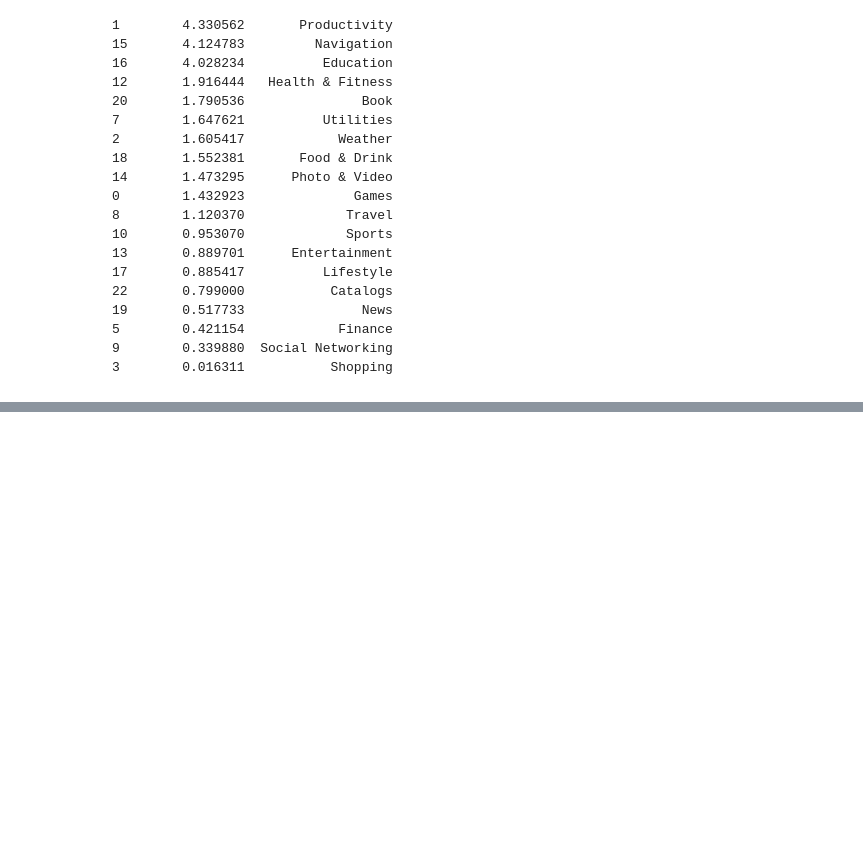
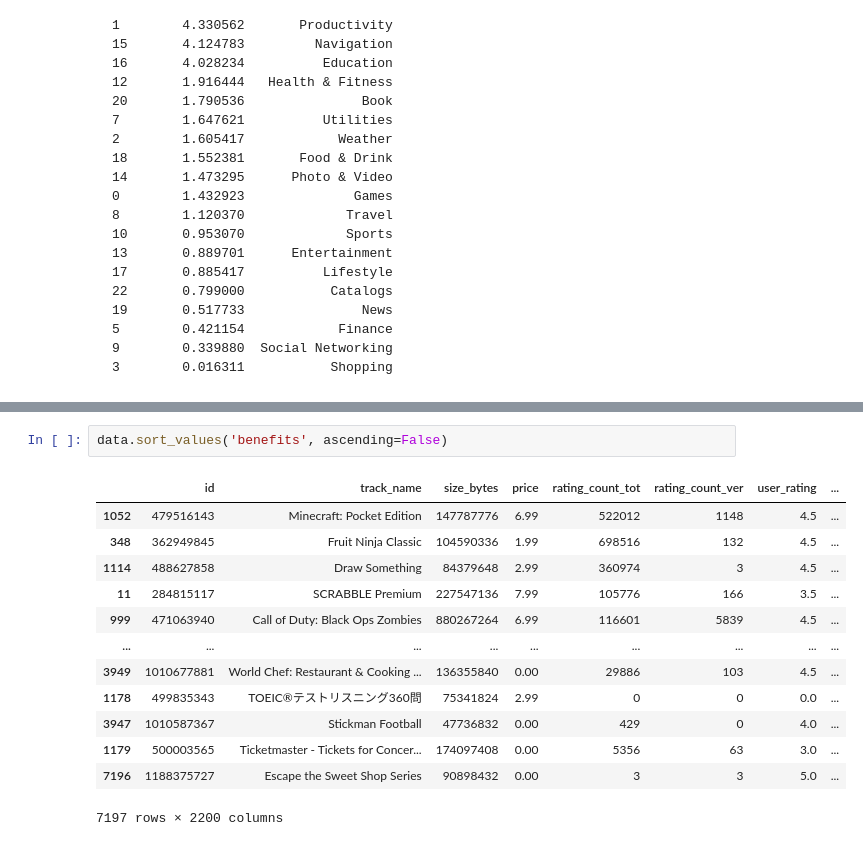
Before and after one commit to Ironhack-Data-Madrid-Enero-2023/2.2-pandas-deepdive, a Jupyter notebook: your-code/main.ipynb, the cells around one changed output, grey strips where cells are left out. Drawn from its saved outputs; the diff is of its cells as text; blank space fills up the shorter version.

```diff
--- a/your-code/main.ipynb
+++ b/your-code/main.ipynb
@@ -289,0 +332,16 @@ We will leave this question to you. There are several way to solve it. Ideally y
+# %%
+data.sort_values('benefits', ascending=False)
+# %% [output]
+|  | id | track_name | size_bytes | price | rating_count_tot | rating_count_ver | user_rating | ... |
+| 1052 | 479516143 | Minecraft: Pocket Edition | 147787776 | 6.99 | 522012 | 1148 | 4.5 | ... |
+| 348 | 362949845 | Fruit Ninja Classic | 104590336 | 1.99 | 698516 | 132 | 4.5 | ... |
+| 1114 | 488627858 | Draw Something | 84379648 | 2.99 | 360974 | 3 | 4.5 | ... |
+| 11 | 284815117 | SCRABBLE Premium | 227547136 | 7.99 | 105776 | 166 | 3.5 | ... |
+| 999 | 471063940 | Call of Duty: Black Ops Zombies | 880267264 | 6.99 | 116601 | 5839 | 4.5 | ... |
+| ... | ... | ... | ... | ... | ... | ... | ... | ... |
+| 3949 | 1010677881 | World Chef: Restaurant & Cooking ... | 136355840 | 0.00 | 29886 | 103 | 4.5 | ... |
+| 1178 | 499835343 | TOEIC®テストリスニング360問 | 75341824 | 2.99 | 0 | 0 | 0.0 | ... |
+| 3947 | 1010587367 | Stickman Football | 47736832 | 0.00 | 429 | 0 | 4.0 | ... |
+| 1179 | 500003565 | Ticketmaster - Tickets for Concer... | 174097408 | 0.00 | 5356 | 63 | 3.0 | ... |
+| 7196 | 1188375727 | Escape the Sweet Shop Series | 90898432 | 0.00 | 3 | 3 | 5.0 | ... |
+7197 rows × 2200 columns
```
Also changed, not shown: parts of 5 cells of this notebook.
